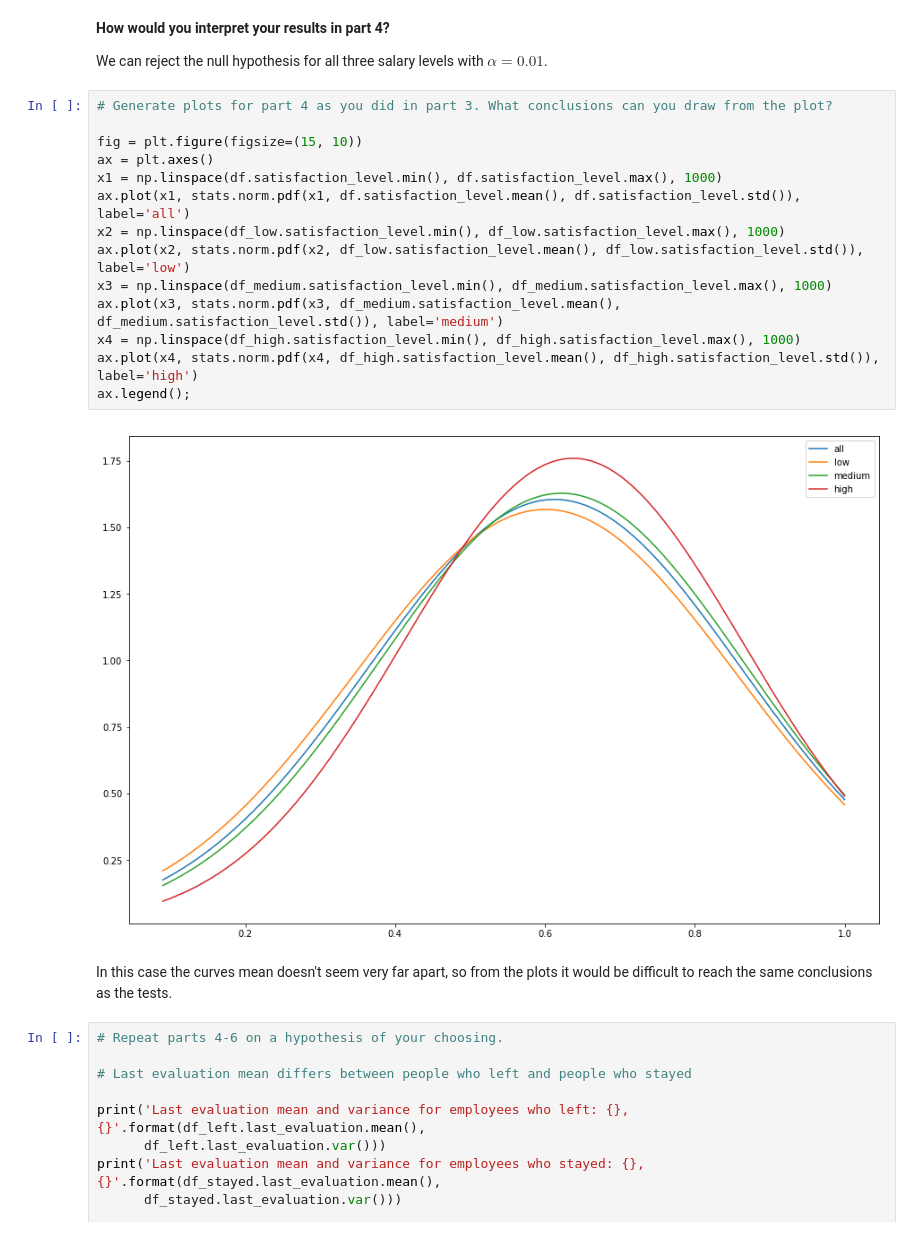
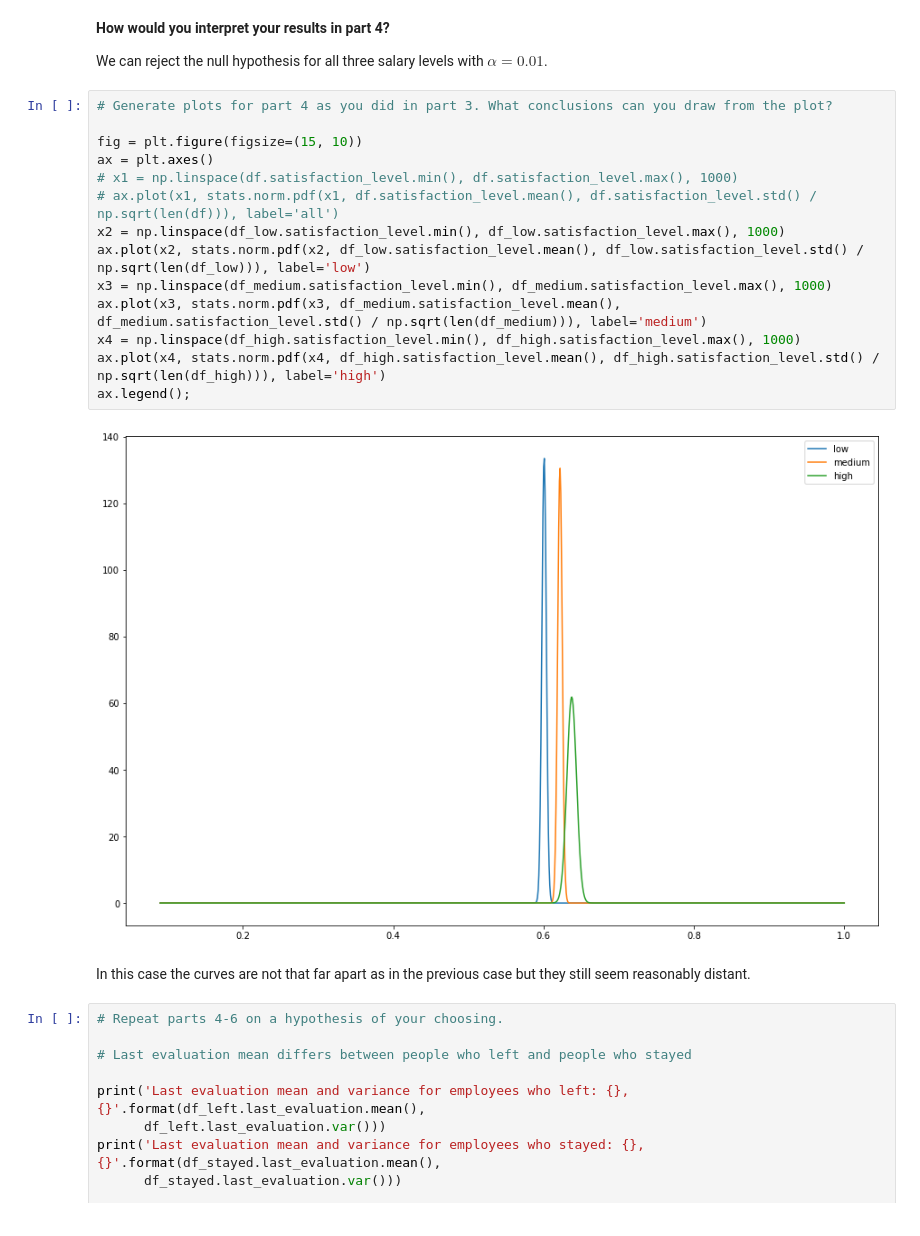
Before and after one commit to aleph314/K2, a Jupyter notebook: Statistical Inference/HR-Exercise.ipynb, the cells around one changed output. Saved outputs shown, nothing was run; the diff lists cells and outputs as text.

```diff
--- a/Statistical Inference/HR-Exercise.ipynb
+++ b/Statistical Inference/HR-Exercise.ipynb
@@ -704,21 +730,21 @@ We can reject the null hypothesis for all three salary levels with $\alpha = 0.0
 # %%
 # Generate plots for part 4 as you did in part 3. What conclusions can you draw from the plot?
 
 fig = plt.figure(figsize=(15, 10))
 ax = plt.axes()
-x1 = np.linspace(df.satisfaction_level.min(), df.satisfaction_level.max(), 1000)
-ax.plot(x1, stats.norm.pdf(x1, df.satisfaction_level.mean(), df.satisfaction_level.std()), label='all')
+# x1 = np.linspace(df.satisfaction_level.min(), df.satisfaction_level.max(), 1000)
+# ax.plot(x1, stats.norm.pdf(x1, df.satisfaction_level.mean(), df.satisfaction_level.std() / np.sqrt(len(df))), label='all')
 x2 = np.linspace(df_low.satisfaction_level.min(), df_low.satisfaction_level.max(), 1000)
-ax.plot(x2, stats.norm.pdf(x2, df_low.satisfaction_level.mean(), df_low.satisfaction_level.std()), label='low')
+ax.plot(x2, stats.norm.pdf(x2, df_low.satisfaction_level.mean(), df_low.satisfaction_level.std() / np.sqrt(len(df_low))), label='low')
 x3 = np.linspace(df_medium.satisfaction_level.min(), df_medium.satisfaction_level.max(), 1000)
-ax.plot(x3, stats.norm.pdf(x3, df_medium.satisfaction_level.mean(), df_medium.satisfaction_level.std()), label='medium')
+ax.plot(x3, stats.norm.pdf(x3, df_medium.satisfaction_level.mean(), df_medium.satisfaction_level.std() / np.sqrt(len(df_medium))), label='medium')
 x4 = np.linspace(df_high.satisfaction_level.min(), df_high.satisfaction_level.max(), 1000)
-ax.plot(x4, stats.norm.pdf(x4, df_high.satisfaction_level.mean(), df_high.satisfaction_level.std()), label='high')
+ax.plot(x4, stats.norm.pdf(x4, df_high.satisfaction_level.mean(), df_high.satisfaction_level.std() / np.sqrt(len(df_high))), label='high')
 ax.legend();
 # %% [output]
-[figure, old version]
+[figure, new version]
-# %% [markdown]
-In this case the curves mean doesn't seem very far apart, so from the plots it would be difficult to reach the same conclusions as the tests.
+# %% [markdown]
+In this case the curves are not that far apart as in the previous case but they still seem reasonably distant.
 # %%
 # Repeat parts 4-6 on a hypothesis of your choosing.
 
```
Also changed, not shown: parts of 12 cells of this notebook.
